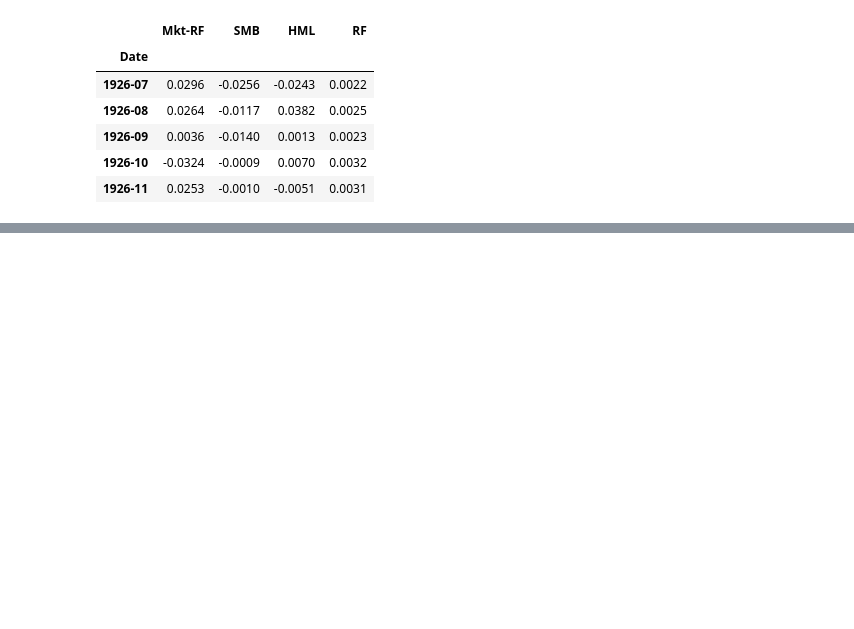
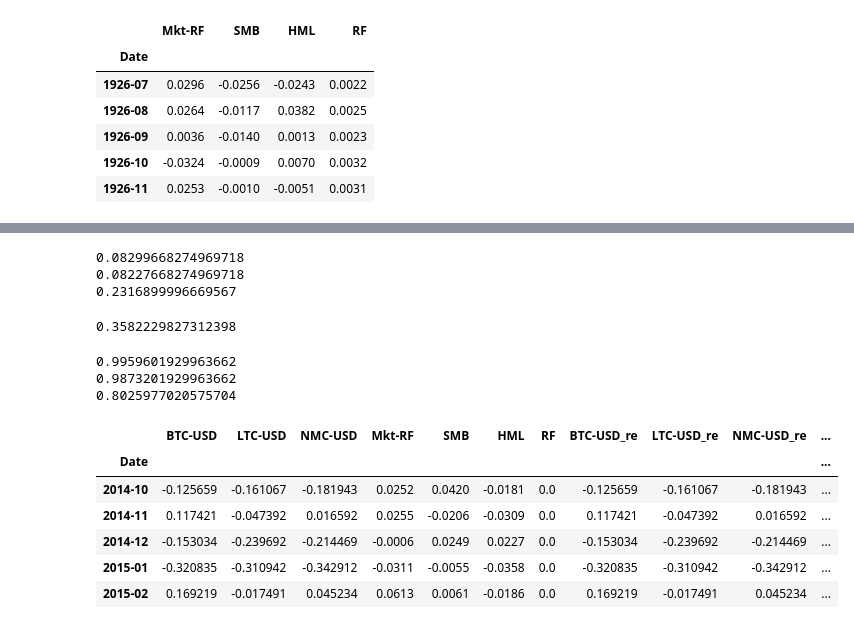
Before and after one commit to maxbranting/investment-theory, a Jupyter notebook: crypto-portfolio.ipynb, the cells around one changed output, grey strips where cells are left out. Cells and saved outputs as stored; diff of their text form; code cells hidden in the pictures; blank space fills up the shorter version.

```diff
--- a/crypto-portfolio.ipynb
+++ b/crypto-portfolio.ipynb
@@ -513,0 +182,42 @@ Text(0.5, 1.0, 'Rolling Betas for each company over 20 year period')
+# %%
+mnth_avg_ret = dffull['BTC-USD'].mean()
+mnth_re_ret = dffull['BTC-USD_re'].mean()
+std_ret = dffull['BTC-USD'].std()
+
+print(mnth_avg_ret)
+print(mnth_re_ret)
+print(std_ret)
+# %% [output]
+0.08299668274969718
+0.08227668274969718
+0.2316899996669567
+# %%
+# szarpi <3
+sr = mnth_avg_ret/std_ret
+
+sr
+# %% [output]
+0.3582229827312398
+# %%
+# annualized
+annualized_avgret = mnth_avg_ret*12
+annualized_exret = mnth_re_ret*12
+annualized_std = std_ret*(12**(1/2))
+
+print(annualized_avgret)
+print(annualized_exret)
+print(annualized_std)
+# %% [output]
+0.9959601929963662
+0.9873201929963662
+0.8025977020575704
+# %%
+dffull.head()
+# %% [output]
+|  | BTC-USD | LTC-USD | NMC-USD | Mkt-RF | SMB | HML | RF | BTC-USD_re | LTC-USD_re | NMC-USD_re | ... |
+| Date |  |  |  |  |  |  |  |  |  |  | ... |
+| 2014-10 | -0.125659 | -0.161067 | -0.181943 | 0.0252 | 0.0420 | -0.0181 | 0.0 | -0.125659 | -0.161067 | -0.181943 | ... |
+| 2014-11 | 0.117421 | -0.047392 | 0.016592 | 0.0255 | -0.0206 | -0.0309 | 0.0 | 0.117421 | -0.047392 | 0.016592 | ... |
+| 2014-12 | -0.153034 | -0.239692 | -0.214469 | -0.0006 | 0.0249 | 0.0227 | 0.0 | -0.153034 | -0.239692 | -0.214469 | ... |
+| 2015-01 | -0.320835 | -0.310942 | -0.342912 | -0.0311 | -0.0055 | -0.0358 | 0.0 | -0.320835 | -0.310942 | -0.342912 | ... |
+| 2015-02 | 0.169219 | -0.017491 | 0.045234 | 0.0613 | 0.0061 | -0.0186 | 0.0 | 0.169219 | -0.017491 | 0.045234 | ... |
```
Also changed, not shown: parts of 40 cells of this notebook.
